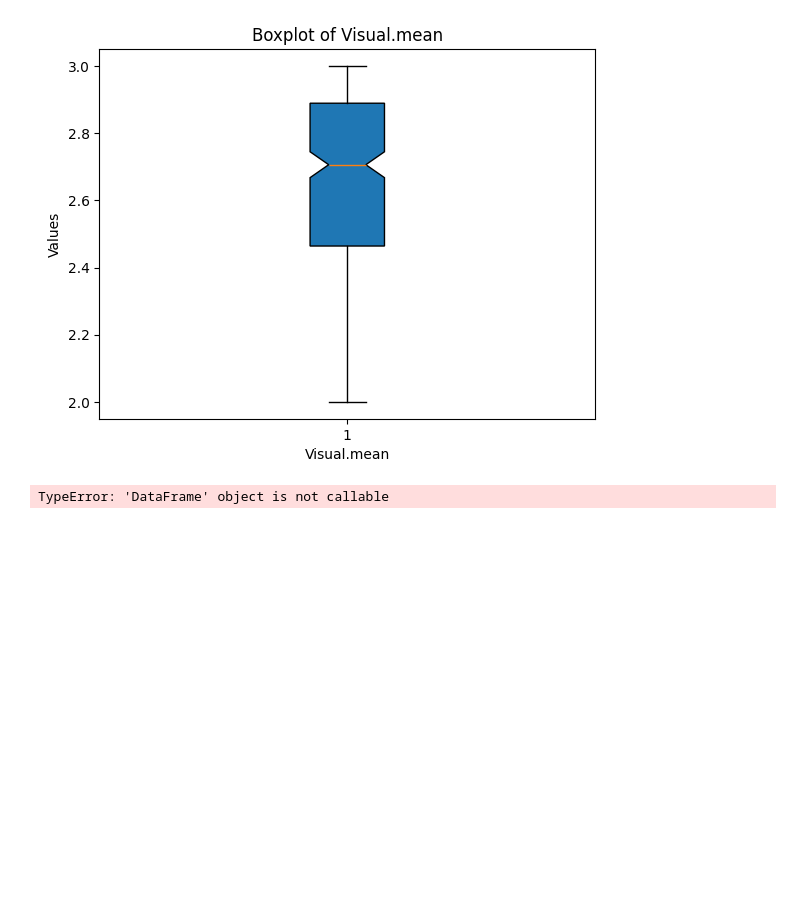
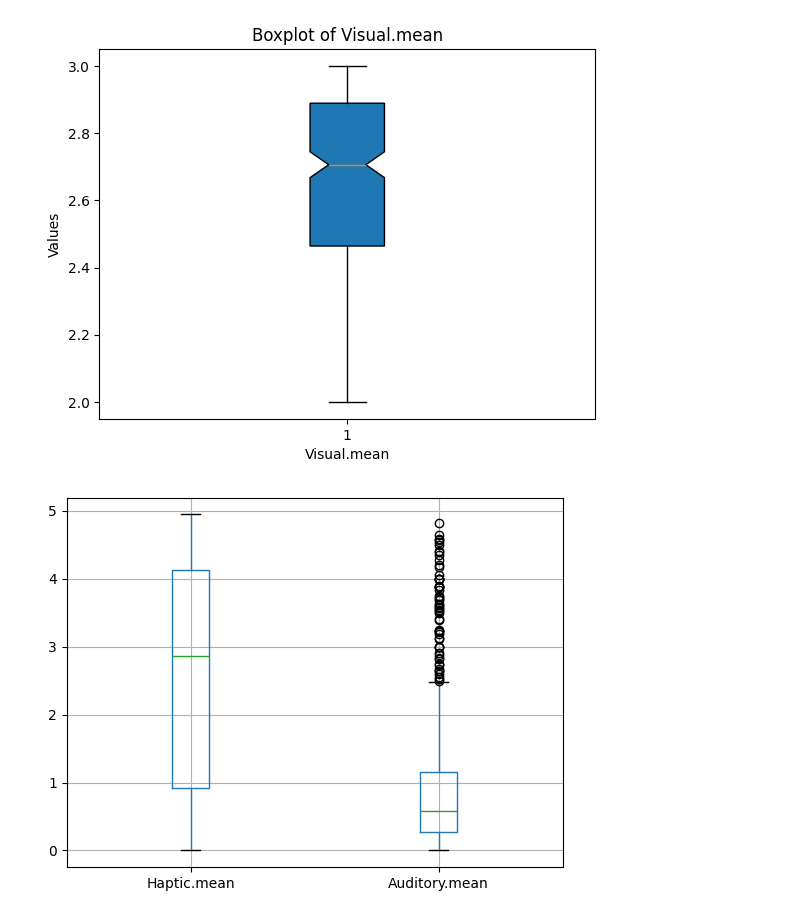
Before and after one commit to soniasola00/SpanLancasterNorm_boxplot_fail, a Jupyter notebook: Sonia.ipynb, the cells around one changed output. Cells and saved outputs as stored; diff of their text form; code cells hidden in the pictures; blank space fills up the shorter version.

```diff
--- a/Sonia.ipynb
+++ b/Sonia.ipynb
@@ -305,9 +297,9 @@ plt.show()
 # %%
 #np.random.seed(1234)
 np.random.seed(8)
 # df = pd.DataFrame(np.random.randn(10, 4), columns=['Col1', 'Col2', 'Col3', 'Col4'])
-unique_df = sensory_dimentions_norms(np.random.seed(8), columns=["Haptic.mean", "Auditory.mean"])
+#unique_df = sensory_dimentions_norms(np.random.seed(8), columns=["Haptic.mean", "Auditory.mean"])
 # boxplot = df.boxplot(column=['Col1', 'Col2', 'Col3'])
-boxplot = df.boxplot(column=["Haptic.mean", "Auditory.mean"])
+boxplot = unique_df.boxplot(column=["Haptic.mean", "Auditory.mean"])
 # %% [output]
-TypeError: 'DataFrame' object is not callable
+[figure, added]
```
Also changed, not shown: parts of 16 cells of this notebook.
